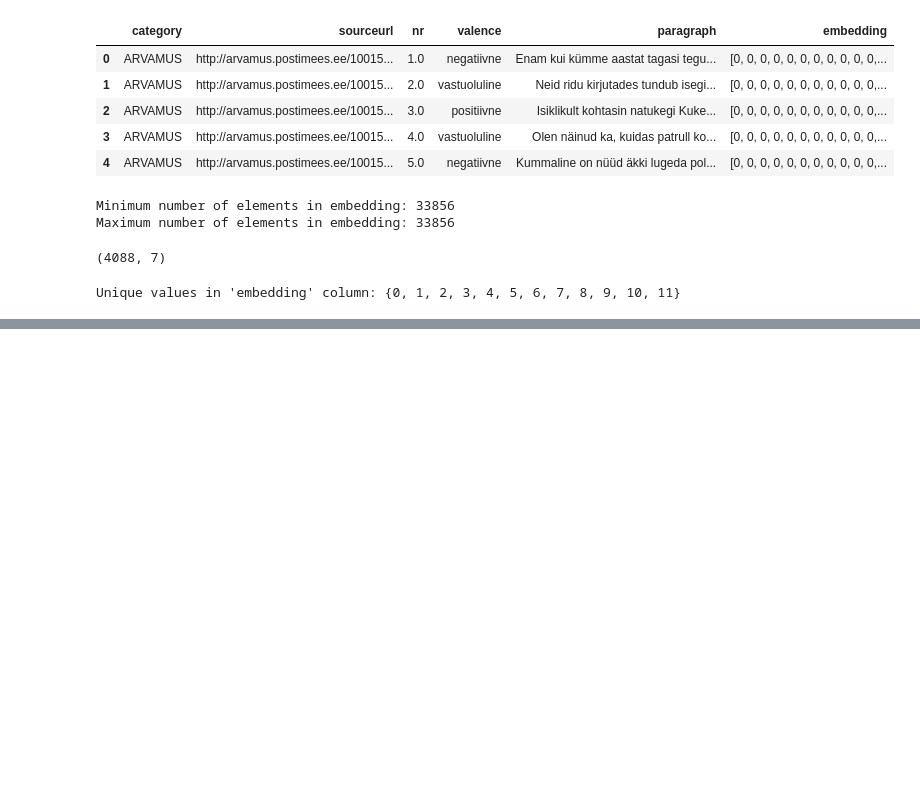
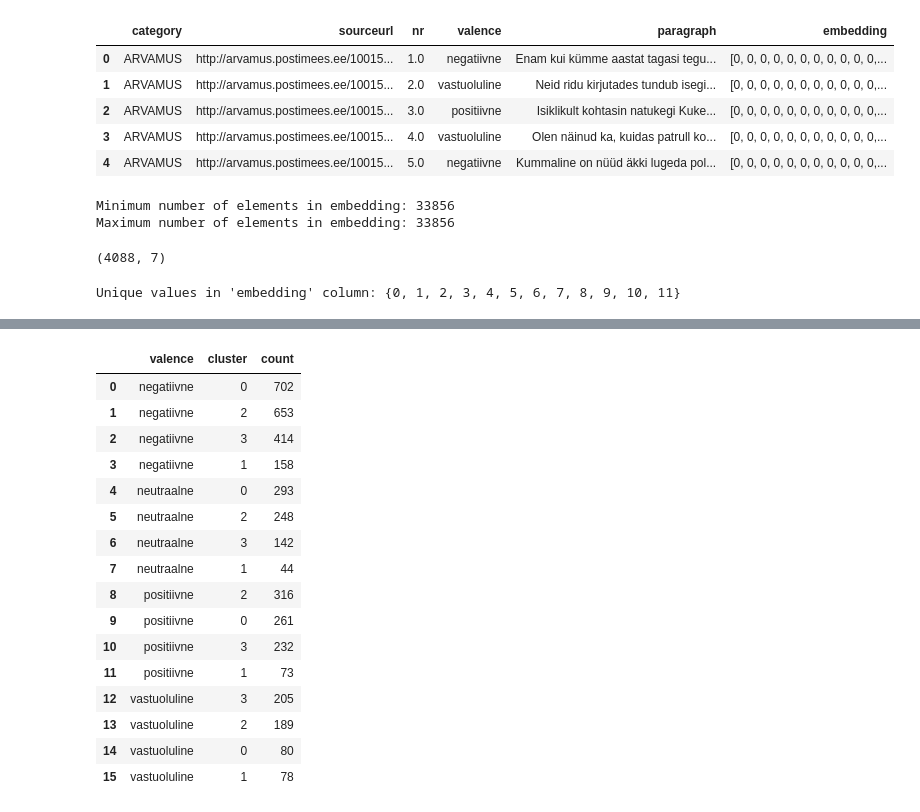
Before and after one commit to ValRCS/BSSDH_2024_workshop, a Jupyter notebook: notebooks/day2_part3_student_work.ipynb, the cells around one changed output, grey strips where cells are left out. Cells and saved outputs as stored; diff of their text form; code cells hidden in the pictures; blank space fills up the shorter version.

```diff
--- a/notebooks/day2_part3_student_work.ipynb
+++ b/notebooks/day2_part3_student_work.ipynb
@@ -149,0 +285,12 @@ Unique values in 'embedding' column: {0, 1, 2, 3, 4, 5, 6, 7, 8, 9, 10, 11}
+# %%
+# get dictionary of feature names and their idf values
+feature_names = vectorizer.get_feature_names_out()
+idf_values = vectorizer.idf_
+# print first 5
+print("Feature names and their idf values:")
+for i in range(5):
+  print(f"{feature_names[i]}: {idf_values[i]}")
+# last 5
+print("Feature names and their idf values:")
+for i in range(-5, 0):
+  print(f"{feature_names[i]}: {idf_values[i]}")
@@ -149,0 +420,4 @@ Unique values in 'embedding' column: {0, 1, 2, 3, 4, 5, 6, 7, 8, 9, 10, 11}
+# %%
+# group by valence column and print value counts of cluster column
+valence_cluster_counts = df.groupby('valence')['cluster'].value_counts()
+valence_cluster_counts
@@ -149,0 +443,22 @@ Unique values in 'embedding' column: {0, 1, 2, 3, 4, 5, 6, 7, 8, 9, 10, 11}
+# %%
+# show valence_cluster_counts in a table
+valence_cluster_counts = valence_cluster_counts.reset_index(name='count')
+valence_cluster_counts
+# %% [output]
+|  | valence | cluster | count |
+| 0 | negatiivne | 0 | 702 |
+| 1 | negatiivne | 2 | 653 |
+| 2 | negatiivne | 3 | 414 |
+| 3 | negatiivne | 1 | 158 |
+| 4 | neutraalne | 0 | 293 |
+| 5 | neutraalne | 2 | 248 |
+| 6 | neutraalne | 3 | 142 |
+| 7 | neutraalne | 1 | 44 |
+| 8 | positiivne | 2 | 316 |
+| 9 | positiivne | 0 | 261 |
+| 10 | positiivne | 3 | 232 |
+| 11 | positiivne | 1 | 73 |
+| 12 | vastuoluline | 3 | 205 |
+| 13 | vastuoluline | 2 | 189 |
+| 14 | vastuoluline | 0 | 80 |
+| 15 | vastuoluline | 1 | 78 |
```
Also changed, not shown: parts of 32 cells of this notebook, 1 other file.
